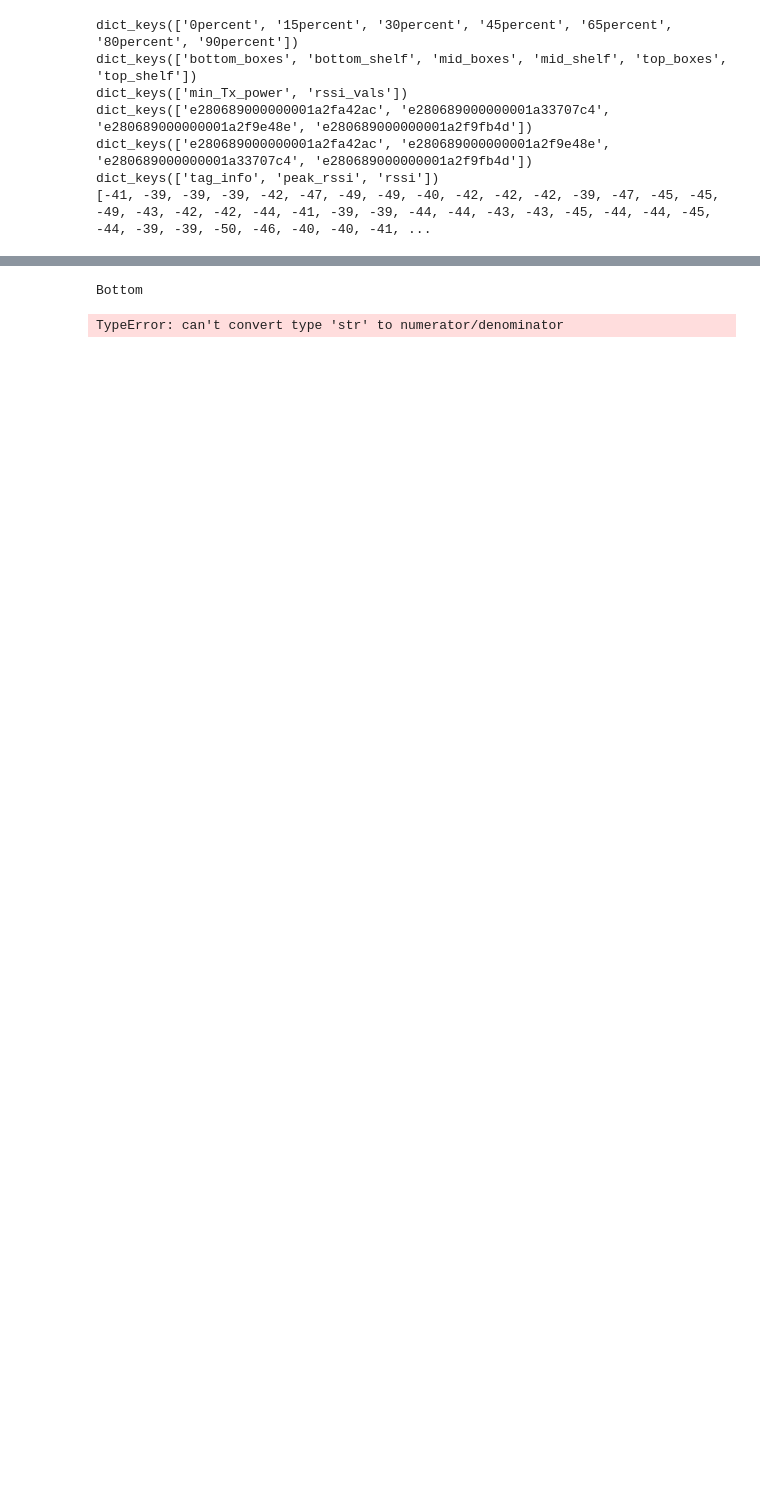
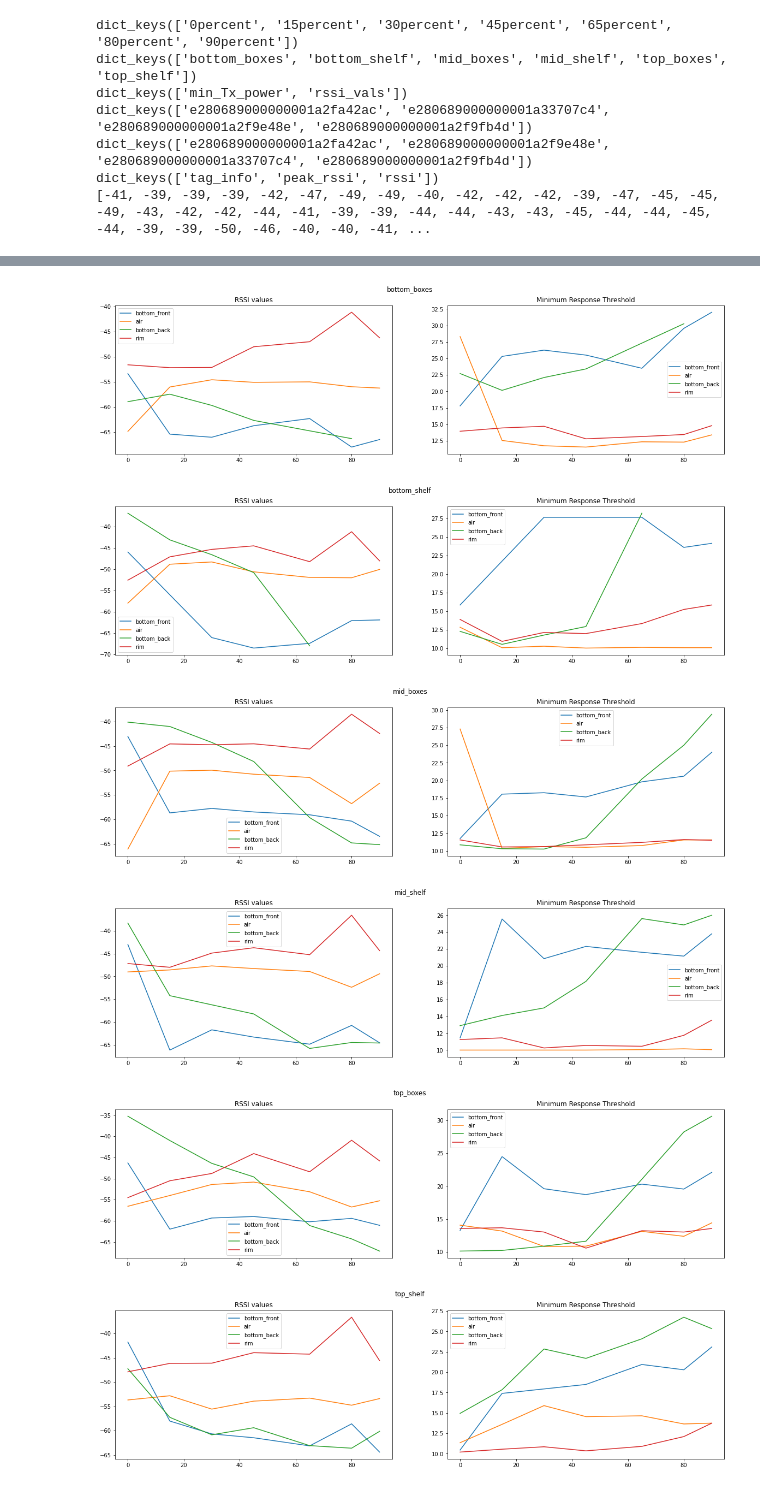
Before and after one commit to Rashmil-1999/smart_garden_rpi, a Jupyter notebook: src/viz.ipynb, the cells around one changed output, grey strips where cells are left out. Cells and saved outputs as stored; diff of their text form; code cells hidden in the pictures; blank space fills up the shorter version.

```diff
--- a/src/viz.ipynb
+++ b/src/viz.ipynb
@@ -103,6 +103,7 @@ xs = [0, 15, 30, 45, 65, 80, 90]
 # %%
 tag_info: dict = dict()
 for _, tag in enumerate(tag_list):
-    tag_info[tag] = complete_data_new[f"{xs[0]}percent"][position]["rssi_vals"][tag]["tag_info"]
+    loc = complete_data_new[f"{xs[0]}percent"][position]["rssi_vals"][tag]["tag_info"]["location"]
+    tag_info[loc] = complete_data_new[f"{xs[0]}percent"][position]["rssi_vals"][tag]["tag_info"]
 print(tag_info)
 # %% [output]
@@ -178,25 +182,31 @@ def plot_rssi(position: str) -> Tuple[List[float], List[float], List[float]]:
 # %%
-# compiled_rssi_readings: Dict[str, dict] = defaultdict(dict)
+compiled_rssi_readings: Dict[str, dict] = defaultdict(dict)
 
-# for key in keys:
-#     rssi_readings: tuple = plot_rssi(key)
-#     rssi_ys: np.ndarray = np.array(rssi_readings[0])
-#     peak_rssi_ys: np.ndarray = np.array(rssi_readings[1])
-#     mrt_ys: np.ndarray = np.array(rssi_readings[2])
-#     compiled_rssi_readings[key] = {
-#         "rssi": rssi_ys,
-#         "peak_rssi": peak_rssi_ys,
-#         "mrt": mrt_ys
-#     }
-print("Bottom")
-plot_rssi("bottom_boxes")
-plot_rssi("bottom_shelf")
-print("Mid")
-plot_rssi("mid_boxes")
-plot_rssi("mid_shelf")
-print("Top")
-plot_rssi("top_boxes")
-plot_rssi("top_shelf")
+for key in keys:
+    rssi_readings: tuple = plot_rssi(key)
+    rssi_ys: np.ndarray = np.array(rssi_readings[0])
+    peak_rssi_ys: np.ndarray = np.array(rssi_readings[1])
+    mrt_ys: Dict[str, np.ndarray] = rssi_readings[2]
+    mrt_xs: Dict[str, List[int]] = rssi_readings[3]
+    compiled_rssi_readings[key] = {
+        "rssi": rssi_ys,
+        "peak_rssi": peak_rssi_ys,
+        "mrt": mrt_ys,
+        "mrt_xs": mrt_xs
+    }
+# print("Bottom")
+# plot_rssi("bottom_boxes")
+# plot_rssi("bottom_shelf")
+# print("Mid")
+# plot_rssi("mid_boxes")
+# plot_rssi("mid_shelf")
+# print("Top")
+# plot_rssi("top_boxes")
+# plot_rssi("top_shelf")
 # %% [output]
-Bottom
-TypeError: can't convert type 'str' to numerator/denominator
+[figure, added]
+[figure, added]
+[figure, added]
+[figure, added]
+[figure, added]
+[figure, added]
```
Also changed, not shown: parts of 19 cells of this notebook, 3 other files.
